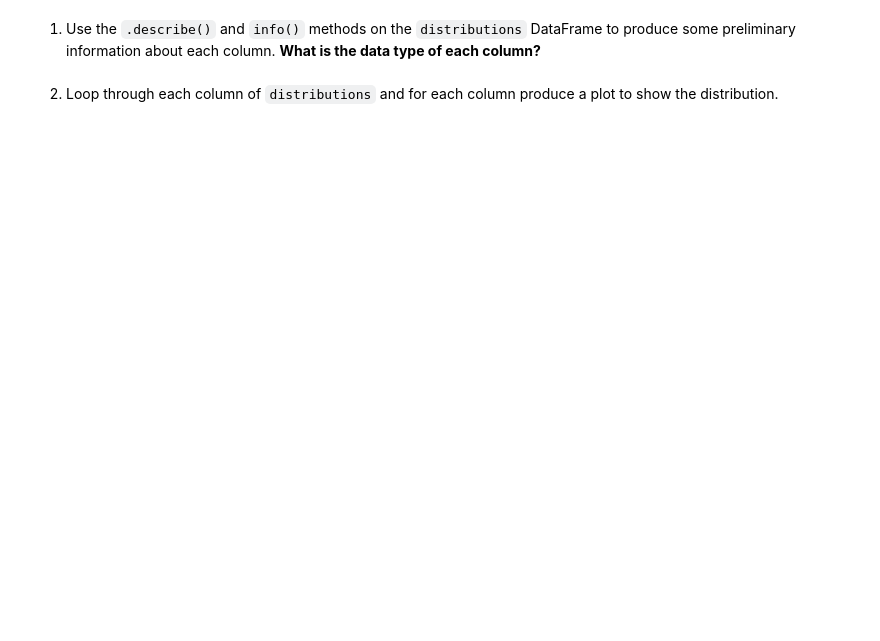
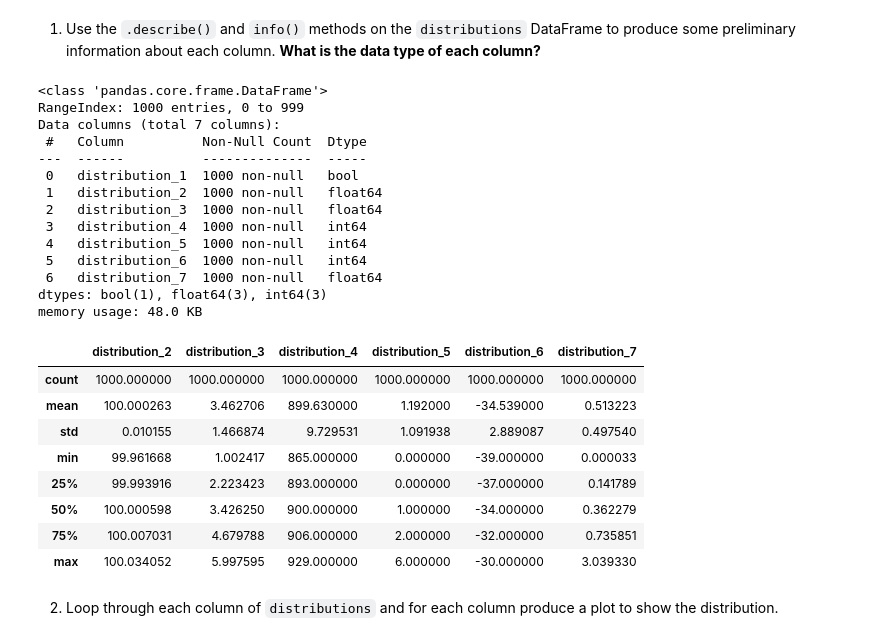
Before and after one commit to extra-jalapenos/statistics-final-assignment, a Jupyter notebook: assignment.ipynb, the cells around one changed output. Saved outputs shown, nothing was run; the diff lists cells and outputs as text; code cells hidden in the pictures; blank space fills up the shorter version.

```diff
--- a/assignment.ipynb
+++ b/assignment.ipynb
@@ -110,4 +118,31 @@ The `distributions.csv` dataset from the `data` folder contains data drawn from
 # %% [markdown]
 1. Use the `.describe()` and `info()` methods on the `distributions` DataFrame to produce some preliminary information about each column. **What is the data type of each column?**
+# %%
+distributions.info()
+distributions.describe()
+# %% [output]
+<class 'pandas.core.frame.DataFrame'>
+RangeIndex: 1000 entries, 0 to 999
+Data columns (total 7 columns):
+ #   Column          Non-Null Count  Dtype
+---  ------          --------------  -----
+ 0   distribution_1  1000 non-null   bool
+ 1   distribution_2  1000 non-null   float64
+ 2   distribution_3  1000 non-null   float64
+ 3   distribution_4  1000 non-null   int64
+ 4   distribution_5  1000 non-null   int64
+ 5   distribution_6  1000 non-null   int64
+ 6   distribution_7  1000 non-null   float64
+dtypes: bool(1), float64(3), int64(3)
+memory usage: 48.0 KB
+|  | distribution_2 | distribution_3 | distribution_4 | distribution_5 | distribution_6 | distribution_7 |
+| count | 1000.000000 | 1000.000000 | 1000.000000 | 1000.000000 | 1000.000000 | 1000.000000 |
+| mean | 100.000263 | 3.462706 | 899.630000 | 1.192000 | -34.539000 | 0.513223 |
+| std | 0.010155 | 1.466874 | 9.729531 | 1.091938 | 2.889087 | 0.497540 |
+| min | 99.961668 | 1.002417 | 865.000000 | 0.000000 | -39.000000 | 0.000033 |
+| 25% | 99.993916 | 2.223423 | 893.000000 | 0.000000 | -37.000000 | 0.141789 |
+| 50% | 100.000598 | 3.426250 | 900.000000 | 1.000000 | -34.000000 | 0.362279 |
+| 75% | 100.007031 | 4.679788 | 906.000000 | 2.000000 | -32.000000 | 0.735851 |
+| max | 100.034052 | 5.997595 | 929.000000 | 6.000000 | -30.000000 | 3.039330 |
 # %% [markdown]
 2. Loop through each column of `distributions` and for each column produce a plot to show the distribution.
```
Also changed, not shown: parts of 5 cells of this notebook.
